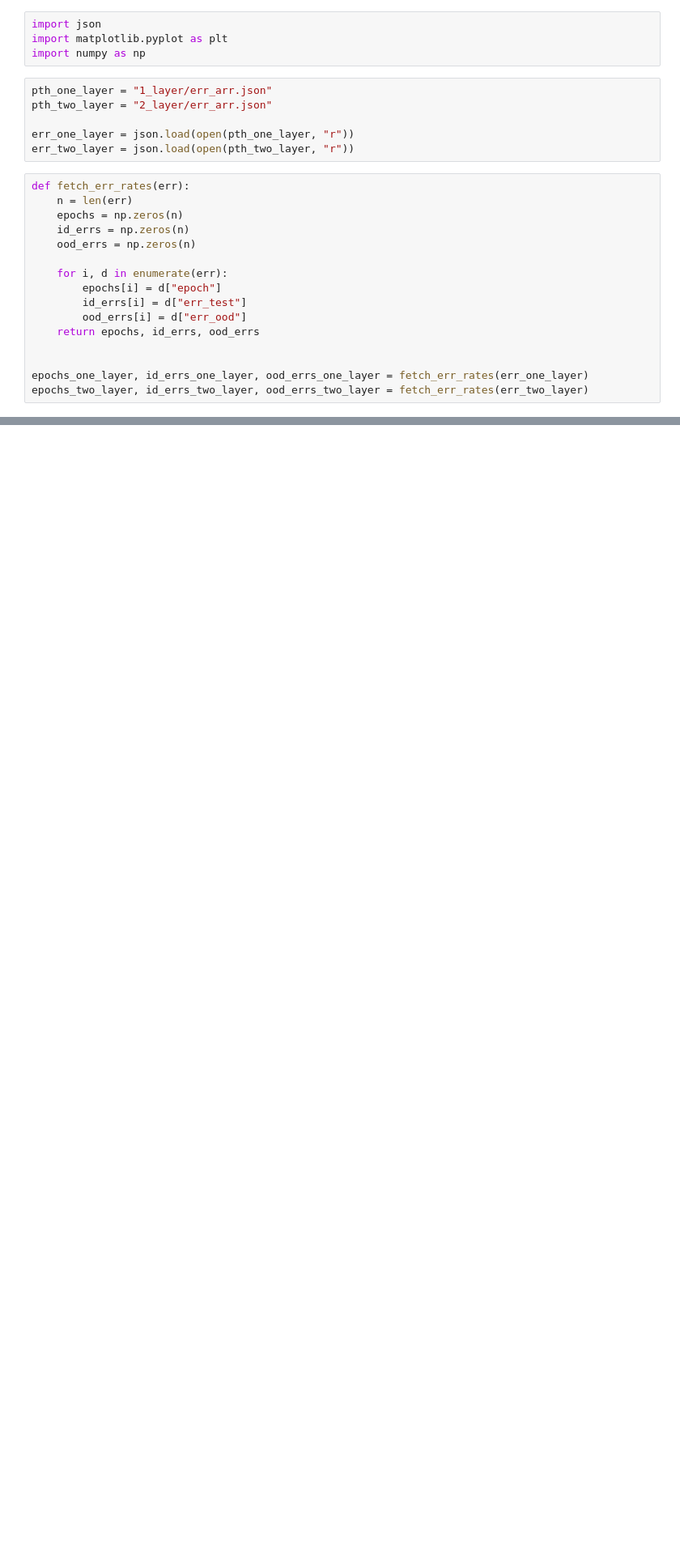
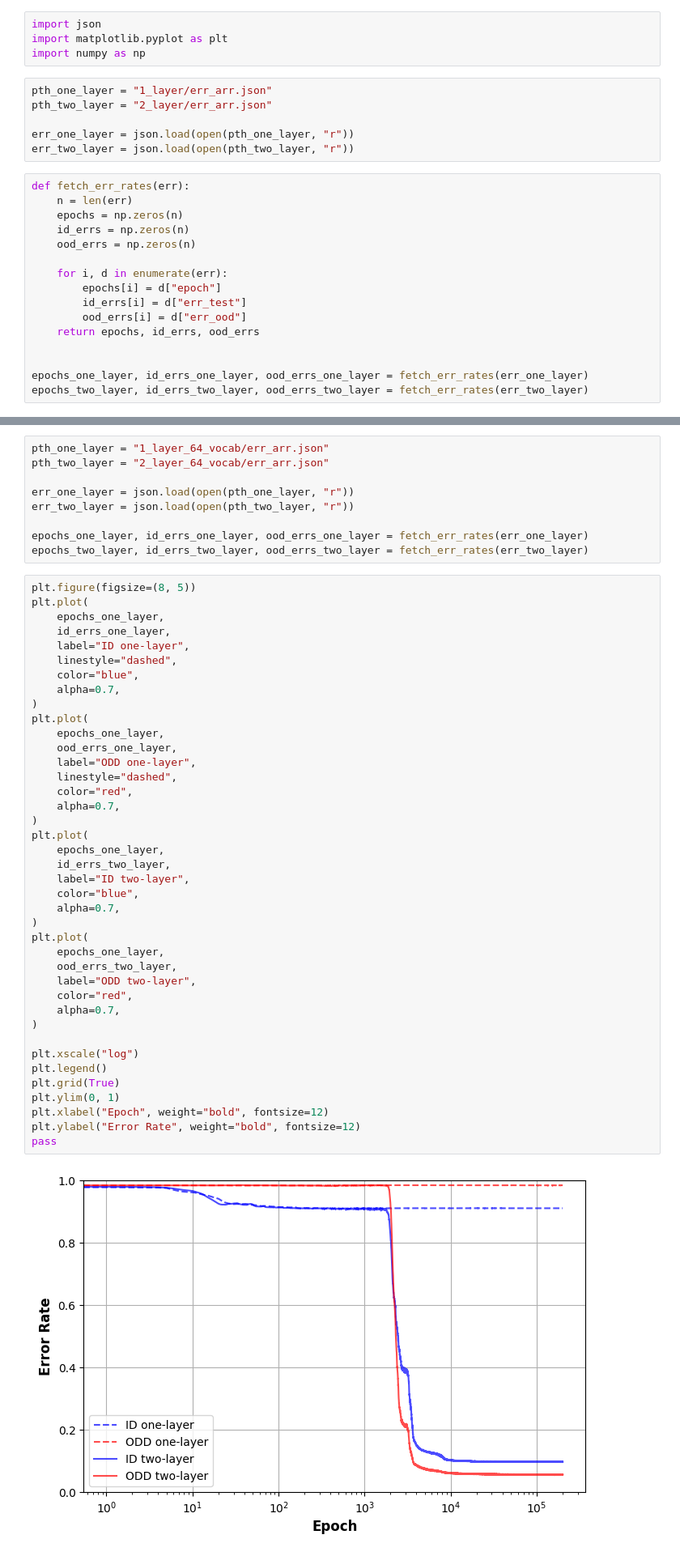
Before and after one commit to JiajunSong629/simulations, a Jupyter notebook: out_final/Plot_figure_1_from_err_json.ipynb, the cells around one changed output, grey strips where cells are left out. Shown: that part at 81% size. Saved outputs shown, nothing was run; the diff lists cells and outputs as text; blank space fills up the shorter version.

```diff
--- a/out_final/Plot_figure_1_from_err_json.ipynb
+++ b/out_final/Plot_figure_1_from_err_json.ipynb
@@ -67,0 +71,51 @@ pass
+# %%
+pth_one_layer = "1_layer_64_vocab/err_arr.json"
+pth_two_layer = "2_layer_64_vocab/err_arr.json"
+
+err_one_layer = json.load(open(pth_one_layer, "r"))
+err_two_layer = json.load(open(pth_two_layer, "r"))
+
+epochs_one_layer, id_errs_one_layer, ood_errs_one_layer = fetch_err_rates(err_one_layer)
+epochs_two_layer, id_errs_two_layer, ood_errs_two_layer = fetch_err_rates(err_two_layer)
+# %%
+plt.figure(figsize=(8, 5))
+plt.plot(
+    epochs_one_layer,
+    id_errs_one_layer,
+    label="ID one-layer",
+    linestyle="dashed",
+    color="blue",
+    alpha=0.7,
+)
+plt.plot(
+    epochs_one_layer,
+    ood_errs_one_layer,
+    label="ODD one-layer",
+    linestyle="dashed",
+    color="red",
+    alpha=0.7,
+)
+plt.plot(
+    epochs_one_layer,
+    id_errs_two_layer,
+    label="ID two-layer",
+    color="blue",
+    alpha=0.7,
+)
+plt.plot(
+    epochs_one_layer,
+    ood_errs_two_layer,
+    label="ODD two-layer",
+    color="red",
+    alpha=0.7,
+)
+
+plt.xscale("log")
+plt.legend()
+plt.grid(True)
+plt.ylim(0, 1)
+plt.xlabel("Epoch", weight="bold", fontsize=12)
+plt.ylabel("Error Rate", weight="bold", fontsize=12)
+pass
+# %% [output]
+[figure, added]
```
Also changed, not shown: parts of 2 cells of this notebook.
